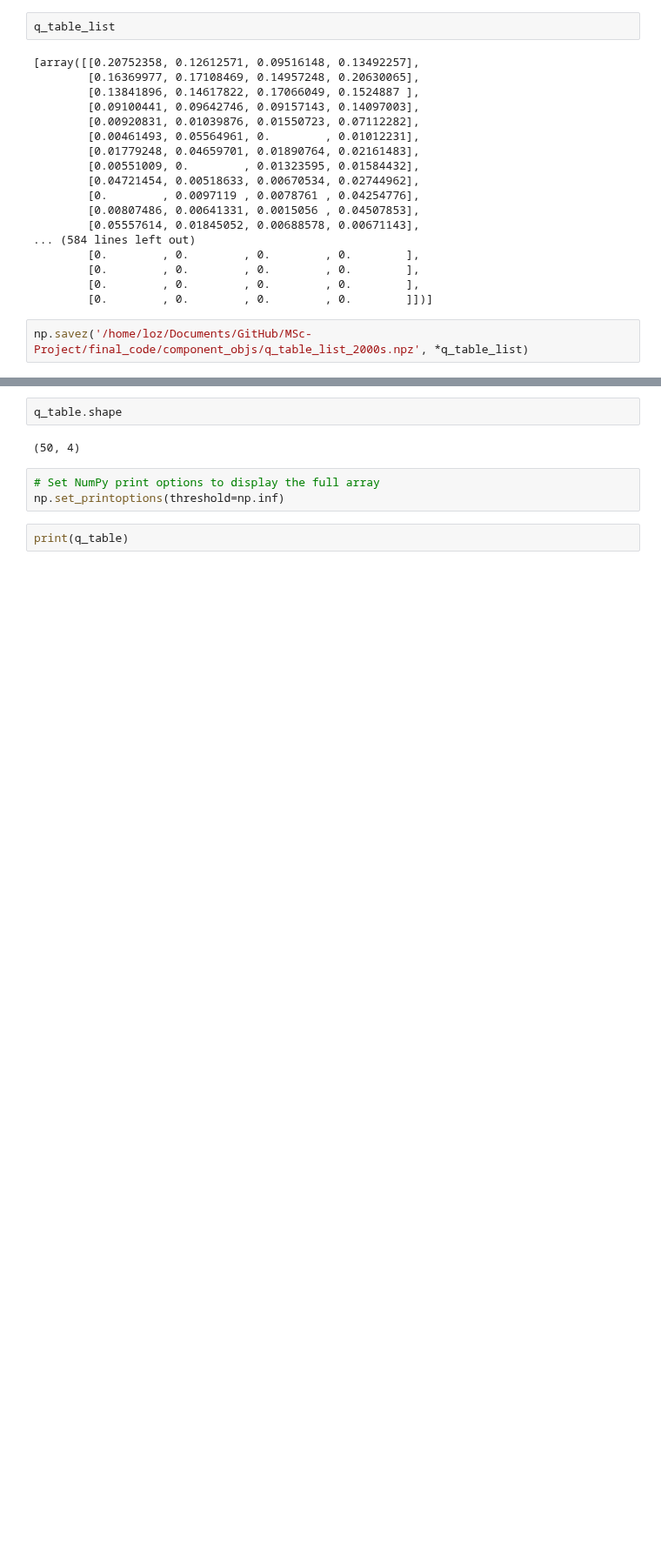
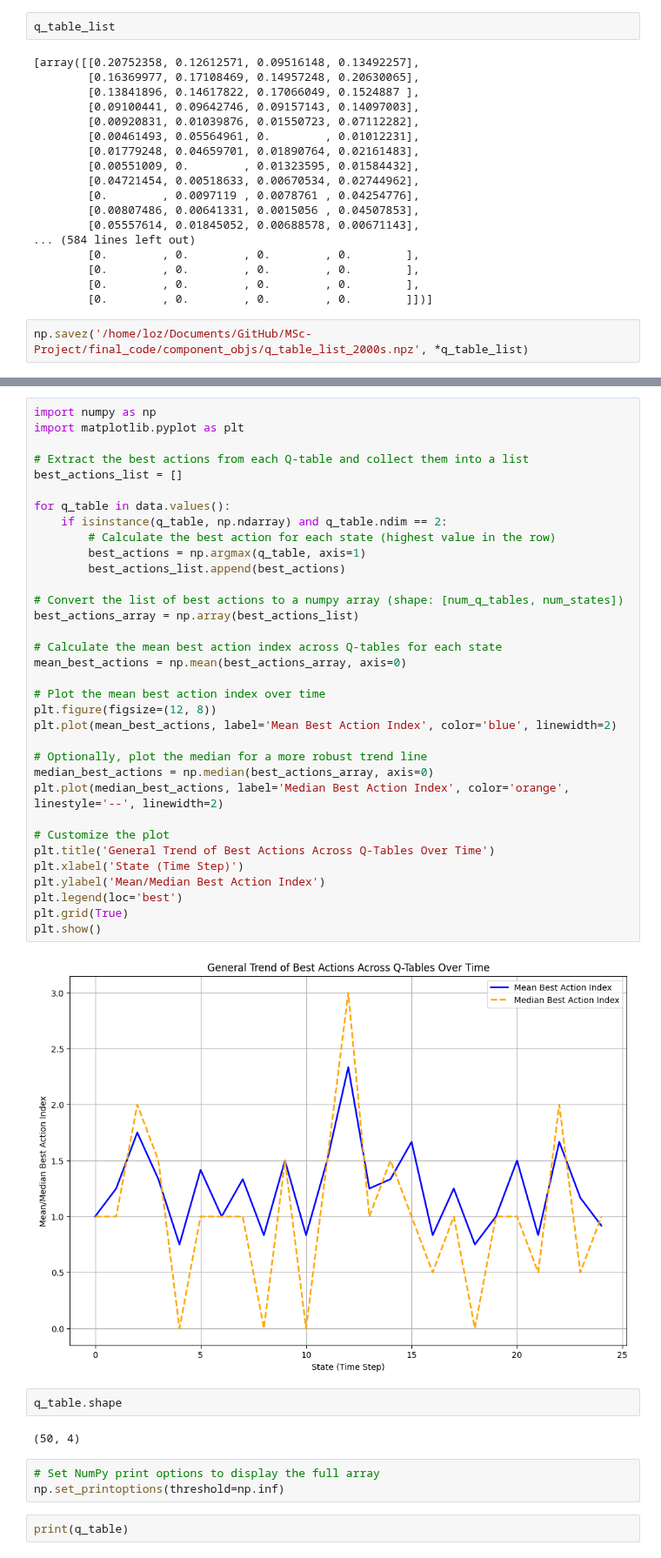
Before and after one commit to lozferatu/MSc-Project, a Jupyter notebook: final_code/lit101_agent.ipynb, the cells around one changed output, grey strips where cells are left out. Shown at 87% size. Saved outputs shown, nothing was run; the diff lists cells and outputs as text; blank space fills up the shorter version.

```diff
--- a/final_code/lit101_agent.ipynb
+++ b/final_code/lit101_agent.ipynb
@@ -672,3 +797,39 @@ np.savez('/home/loz/Documents/GitHub/MSc-Project/final_code/component_objs/q_tab
+# %%
+import numpy as np
+import matplotlib.pyplot as plt
+
+# Extract the best actions from each Q-table and collect them into a list
+best_actions_list = []
+
+for q_table in data.values():
+    if isinstance(q_table, np.ndarray) and q_table.ndim == 2:
+        # Calculate the best action for each state (highest value in the row)
+        best_actions = np.argmax(q_table, axis=1)
+        best_actions_list.append(best_actions)
+
+# Convert the list of best actions to a numpy array (shape: [num_q_tables, num_states])
+best_actions_array = np.array(best_actions_list)
+
+# Calculate the mean best action index across Q-tables for each state
+mean_best_actions = np.mean(best_actions_array, axis=0)
+
+# Plot the mean best action index over time
+plt.figure(figsize=(12, 8))
+plt.plot(mean_best_actions, label='Mean Best Action Index', color='blue', linewidth=2)
+
+# Optionally, plot the median for a more robust trend line
+median_best_actions = np.median(best_actions_array, axis=0)
+plt.plot(median_best_actions, label='Median Best Action Index', color='orange', linestyle='--', linewidth=2)
+
+# Customize the plot
+plt.title('General Trend of Best Actions Across Q-Tables Over Time')
+plt.xlabel('State (Time Step)')
+plt.ylabel('Mean/Median Best Action Index')
+plt.legend(loc='best')
+plt.grid(True)
+plt.show()
+# %% [output]
+[figure, added]
 # %%
 q_table.shape
 # %% [output]
```
Also changed, not shown: parts of 18 cells of this notebook, 6 other files.
